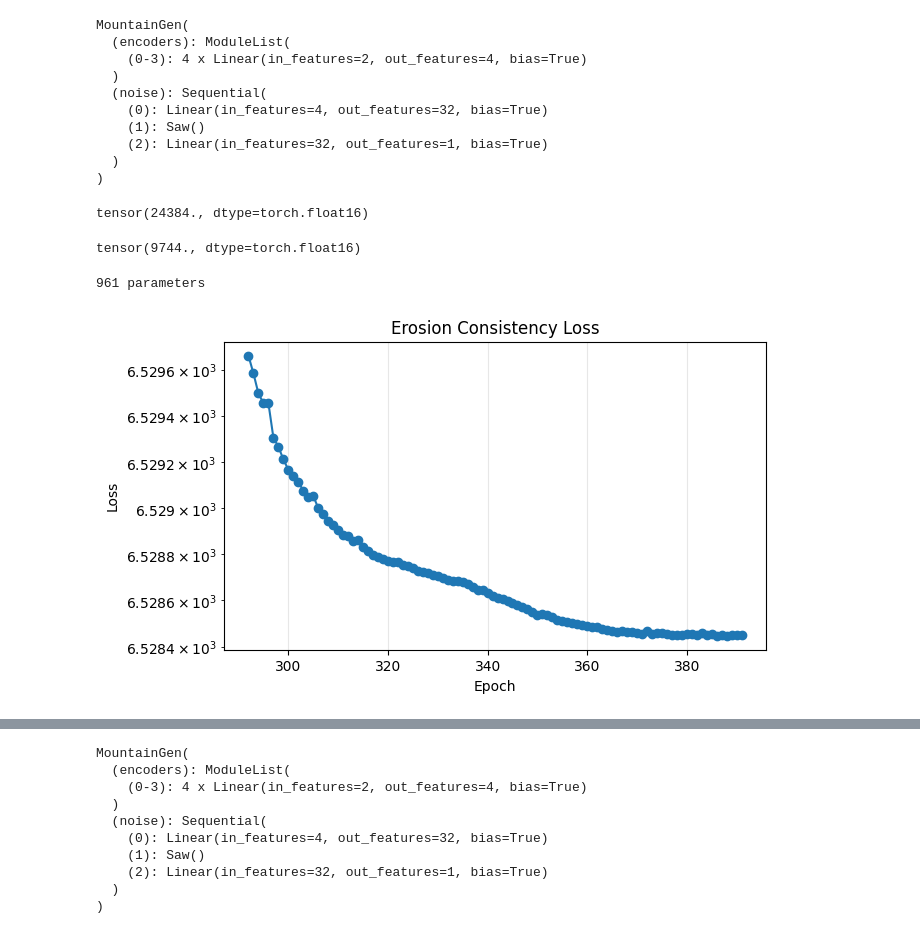
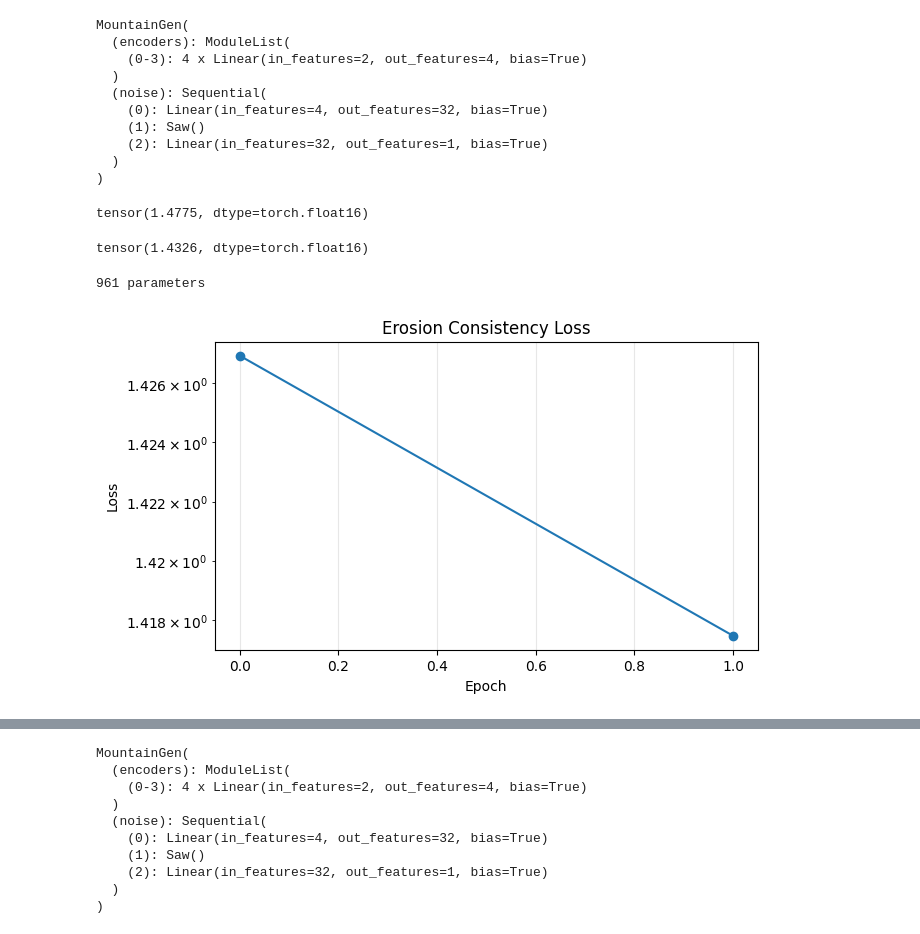
Before and after one commit to Senopiece/smooth_chaos, a Jupyter notebook: noise.ipynb, the cells around one changed output, grey strips where cells are left out. Saved outputs shown, nothing was run; the diff lists cells and outputs as text; code cells hidden in the pictures.

```diff
--- a/noise.ipynb
+++ b/noise.ipynb
@@ -423,7 +423,7 @@ plot_diff_heatmap(height_diff)
 #   returns next [W, H], where
 #   distributions: [W, H, 4]
 #   for each cell in prev:
-#      distributions[i, j, 0-4] = evaporate * prev[i, j]* (softmax(gradient_field[i+1, j] dot directions[0], ...) or sigmoid(gradient_field[i+1, j] dot directions[0], ...)/2.0)
+#      distributions[i, j, 0-4] = (1 - evaporate) * prev[i, j]* (softmax(gradient_field[i+1, j] dot directions[0], ...) or sigmoid(gradient_field[i+1, j] dot directions[0], ...)/2.0)
 #   next = 0
 #   for each cell in next:
 #     next[i, j] = sum(distributions[a, b, k] for a, b, k in [[i+1, j, 2], [i, j+1, 3], [i-1, j, 0], [i, j-1, 1]])
@@ -474,7 +474,7 @@ def step_evolve_roll_edges(prev: torch.Tensor, distrib: torch.Tensor, evaporate=
     """
     Evolve one step using precomputed distributions with proper zero-boundary handling.
     """
-    distrib_scaled = distrib * prev.unsqueeze(-1) * evaporate  # [W,H,4]
+    distrib_scaled = distrib * prev.unsqueeze(-1) * (1 - evaporate)  # [W,H,4]
 
     # Right (0) -> from left neighbor
     right = torch.zeros_like(prev)
@@ -513,6 +513,9 @@ def accumulated_path_integrals_edges(
         acc += state
 
     if normalize:
+        mn = acc.min()
+        mx = acc.max()
+        acc = (acc - mn) / (mx - mn + 1e-12)
         return acc / acc.sum()
     return acc
 # %%
@@ -550,23 +579,25 @@ def plot_acc_heatmap(diff):
 gradient_field = torch.from_numpy(np.stack(np.gradient(height), axis=-1)).float()
 distrib = precompute_distributions(gradient_field, act="softmax", temperature=0.01)
 acc_integral = accumulated_path_integrals_edges(
-    distrib, steps=4, evaporate=0.01, normalize=True, dtype=torch.float16
+    distrib, steps=8, evaporate=0.1, normalize=False, dtype=torch.float16
 )
-print(calculate_ITV(acc_integral, d=2.0 / height.shape[0]))
+# print(calculate_Ediss(acc_integral, d=2.0 / height.shape[0]))
+print(calculate_PR(acc_integral, d=2.0 / height.shape[0], inverse=True, normalize=True))
 plot_acc_heatmap(acc_integral.cpu().numpy())
 # %% [output]
-tensor(24384., dtype=torch.float16)
+tensor(1.4775, dtype=torch.float16)
 # %%
 # plot accumulated path integral as heatmap for the example eroded heightmap:
 gradient_field = torch.from_numpy(np.stack(np.gradient(eroded_height), axis=-1)).float()
 distrib = precompute_distributions(gradient_field, act="softmax", temperature=0.01)
 acc_integral = accumulated_path_integrals_edges(
-    distrib, steps=4, evaporate=0.01, normalize=True, dtype=torch.float16
+    distrib, steps=8, evaporate=0.1, normalize=False, dtype=torch.float16
 )
-print(calculate_ITV(acc_integral, d=2.0 / height.shape[0]))
+# print(calculate_Ediss(acc_integral, d=2.0 / height.shape[0]))
+print(calculate_PR(acc_integral, d=2.0 / height.shape[0], inverse=True, normalize=True))
 plot_acc_heatmap(acc_integral.cpu().numpy())
 # %% [output]
-tensor(9744., dtype=torch.float16)
+tensor(1.4326, dtype=torch.float16)
 # %%
 class XYEmbed(nn.Module):
     def __init__(self, eps=1e-6):
@@ -647,7 +678,7 @@ import torch
 device = torch.device("cuda" if torch.cuda.is_available() else "cpu")
 
 
-epochs = 1000
+epochs = 2
 steps_per_epoch = 5
 learning_rate = 1e-3
 seed = 2026
@@ -717,12 +748,14 @@ try:
                 gradient_field, act="softmax", temperature=0.01
             )
             acc_integral = accumulated_path_integrals_edges(
-                distrib, steps=4, evaporate=0.01, normalize=True, dtype=torch.float32
+                distrib, steps=8, evaporate=0.1, normalize=False, dtype=torch.float32
             )
             if not torch.isfinite(acc_integral).all():
                 raise RuntimeError("acc_integral became non-finite.")
 
-            loss = calculate_ITV(acc_integral, d=2.0 / resolution)
+            loss = calculate_PR(
+                acc_integral, d=2.0 / resolution, inverse=True, normalize=True
+            )
             if not torch.isfinite(loss):
                 raise RuntimeError("Loss became non-finite.")
 
@@ -753,31 +786,31 @@ try:
         if len(epoch_losses) > max_epoch_losses:
             epoch_losses.pop(0)
 
         clear_output(wait=True)
 
         ax.clear()
         ax.plot(
             range(epoch - len(epoch_losses), epoch),
             epoch_losses,
             marker="o",
             linewidth=1.5,
         )
         ax.set_yscale("log")
         ax.set_title("Erosion Consistency Loss")
         ax.set_xlabel("Epoch")
         ax.set_ylabel("Loss")
         ax.grid(True, alpha=0.3)
 
         display(fig)
 
         print(
             f"epoch {epoch:02d}/{epochs} | loss = {epoch_loss:.6f} | lr = {learning_rate}"
         )
 except KeyboardInterrupt:
     pass
 
 
 plt.close(fig)
 eroded_model.eval()
 # %% [output]
-[figure, old version]
+[figure, new version]
```
Also changed, not shown: parts of 2 cells of this notebook.
